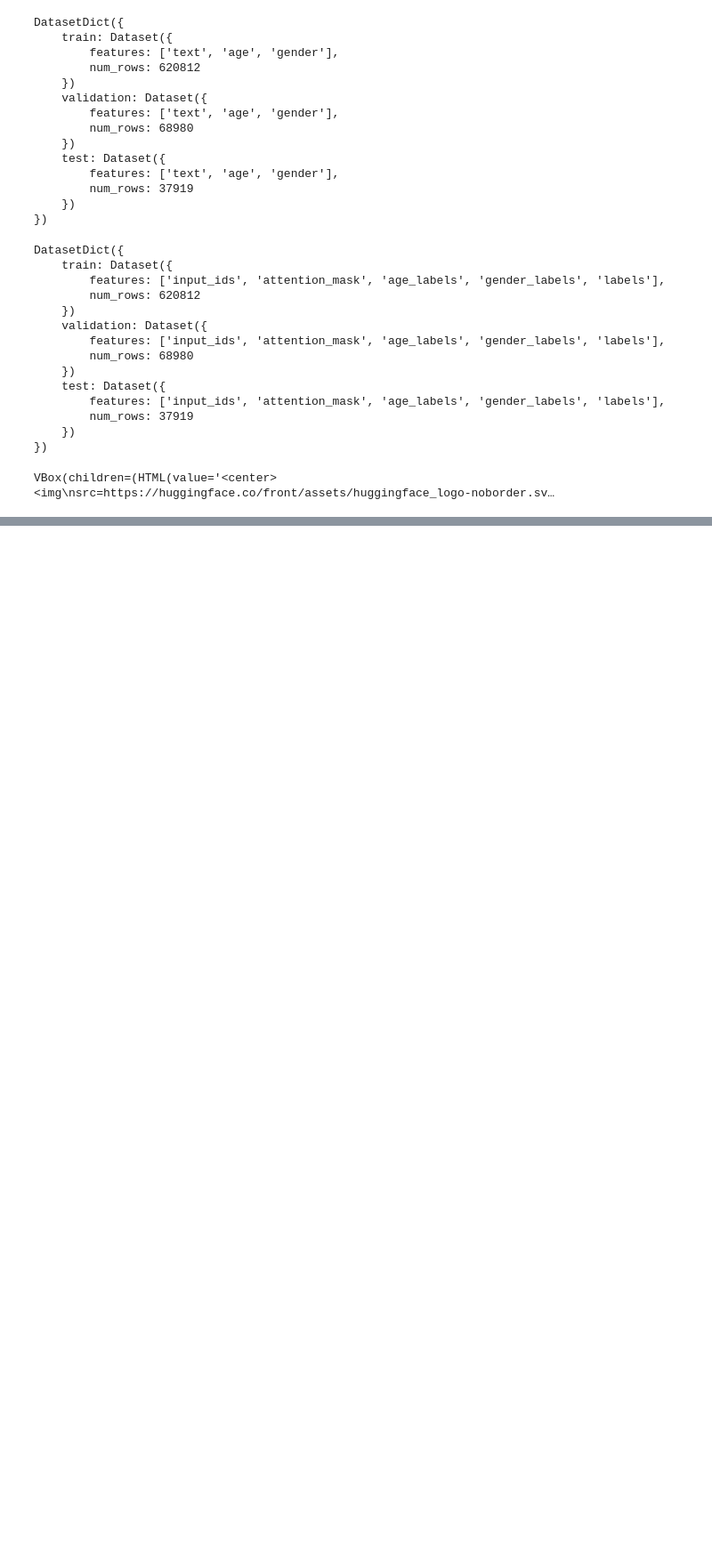
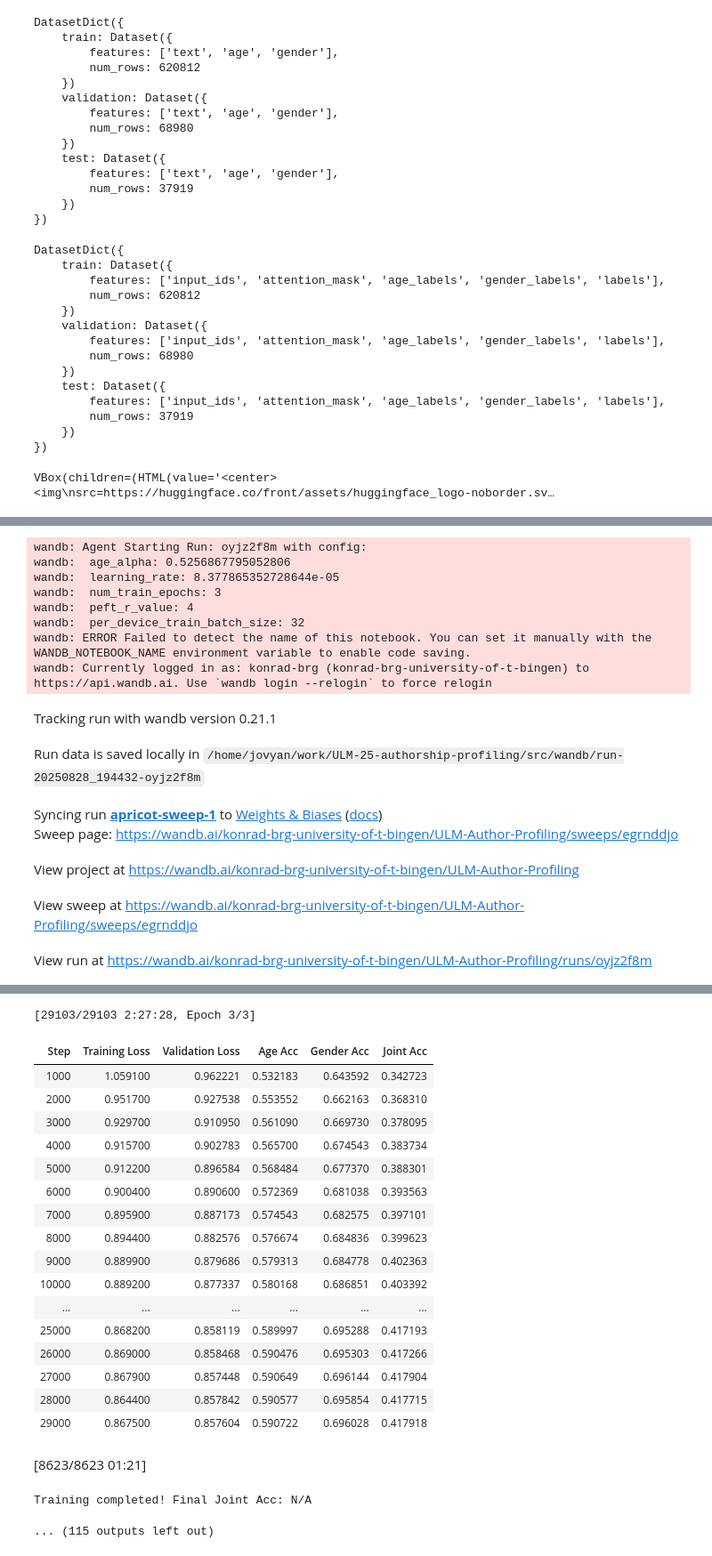
Before and after one commit to amelierueeck/ULM-25-authorship-profiling, a Jupyter notebook: src/finetune_lora.ipynb, the cells around one changed output, grey strips where cells are left out. Shown: that part at 89% size. Saved outputs shown, nothing was run; the diff lists cells and outputs as text; code cells hidden in the pictures; blank space fills up the shorter version.

```diff
--- a/src/finetune_lora.ipynb
+++ b/src/finetune_lora.ipynb
@@ -236,13 +258,11 @@ class TrainerWithCustomLoss(Trainer):
             return loss.detach() / self.args.gradient_accumulation_steps
         return loss.detach()
 
-    def compute_loss(self, model, inputs, return_outputs=False, num_items_in_batch=8):
+    def compute_loss(self, model, inputs, return_outputs=False, num_items_in_batch=None):
         outputs = model(**inputs)
         loss_age, loss_gender = outputs.loss["loss_age"], outputs.loss["loss_gender"]
-        if self._scale_losses:
-            loss_age = loss_age / num_items_in_batch
-            loss_gender = loss_gender / num_items_in_batch
         loss = self.age_alpha * loss_age + self.gender_alpha * loss_gender
+
         if return_outputs:
             return loss, outputs
         return loss
@@ -254,7 +276,6 @@ log_frequency = 1000
 
 training_args = TrainingArguments(
     "bert-lora-for-author-profiling",
-    auto_find_batch_size=True,  # Good, but try setting manually if you know your limits
     per_device_train_batch_size=32,  # Set explicitly for better control
     gradient_accumulation_steps=2,   # Effective batch size = 32 * 2 = 64
     num_train_epochs=3,
@@ -274,6 +295,7 @@ training_args = TrainingArguments(
 )
 
 trainer = TrainerWithCustomLoss(
+    age_alpha=0.7,
     model=peft_model,
     args=training_args,
     train_dataset=data['train'].with_format("torch"),
@@ -308,2 +308,35 @@ trainer.train()
 # %%
 trainer.predict(data["test"])
+# %%
+import wandb
+wandb.finish()
+sweep_config = {
+    "name": "LoRA-For-Author-Profiling",
+    "method": "bayes",
+    "metric": {
+        "name": "Joint Acc",
+        "goal": "maximize"
+    },
+    "parameters": {
+        "learning_rate": {
+            "min": 0.00005,
+            "max": 0.0001
+        },
+        "age_alpha": {
+            "min": 0.4,
+            "max": 0.9
+        },
+        "per_device_train_batch_size": {
+            "values": [16, 32, 64]
+        },
+        "num_train_epochs": {
+            "values": [2, 3, 4]
+        },
+        "peft_r_value": {
+            "values": [2, 4, 8]
+        },
+    }
+}
+
+# Create the sweep
+sweep_id = wandb.sweep(sweep_config, project="ULM-Author-Profiling")
@@ -309,0 +406,18 @@ trainer.predict(data["test"])
+# %%
+wandb.agent(sweep_id, train, count=10)  # Will run 10 different hyperparameter combinations
+# %% [output]
+wandb: Agent Starting Run: oyjz2f8m with config:
+wandb:  age_alpha: 0.5256867795052806
+wandb:  learning_rate: 8.377865352728644e-05
+wandb:  num_train_epochs: 3
+wandb:  peft_r_value: 4
+wandb:  per_device_train_batch_size: 32
+wandb: ERROR Failed to detect the name of this notebook. You can set it manually with the WANDB_NOTEBOOK_NAME environment variable to enable code saving.
+wandb: Currently logged in as: konrad-brg (konrad-brg-university-of-t-bingen) to https://api.wandb.ai. Use `wandb login --relogin` to force relogin
+Tracking run with wandb version 0.21.1
+Run data is saved locally in /home/jovyan/work/ULM-25-authorship-profiling/src/wandb/run-20250828_194432-oyjz2f8m
+Syncing run apricot-sweep-1 to Weights & Biases (docs)
+Sweep page: https://wandb.ai/konrad-brg-university-of-t-bingen/ULM-Author-Profiling/sweeps/egrnddjo
+View project at https://wandb.ai/konrad-brg-university-of-t-bingen/ULM-Author-Profiling
+View sweep at https://wandb.ai/konrad-brg-university-of-t-bingen/ULM-Author-Profiling/sweeps/egrnddjo
+View run at https://wandb.ai/konrad-brg-university-of-t-bingen/ULM-Author-Profiling/runs/oyjz2f8m
@@ -310,2 +427,23 @@ trainer.predict(data["test"])
+[29103/29103 2:27:28, Epoch 3/3]
+| Step | Training Loss | Validation Loss | Age Acc | Gender Acc | Joint Acc |
+| 1000 | 1.059100 | 0.962221 | 0.532183 | 0.643592 | 0.342723 |
+| 2000 | 0.951700 | 0.927538 | 0.553552 | 0.662163 | 0.368310 |
+| 3000 | 0.929700 | 0.910950 | 0.561090 | 0.669730 | 0.378095 |
+| 4000 | 0.915700 | 0.902783 | 0.565700 | 0.674543 | 0.383734 |
+| 5000 | 0.912200 | 0.896584 | 0.568484 | 0.677370 | 0.388301 |
+| 6000 | 0.900400 | 0.890600 | 0.572369 | 0.681038 | 0.393563 |
+| 7000 | 0.895900 | 0.887173 | 0.574543 | 0.682575 | 0.397101 |
+| 8000 | 0.894400 | 0.882576 | 0.576674 | 0.684836 | 0.399623 |
+| 9000 | 0.889900 | 0.879686 | 0.579313 | 0.684778 | 0.402363 |
+| 10000 | 0.889200 | 0.877337 | 0.580168 | 0.686851 | 0.403392 |
+| ... | ... | ... | ... | ... | ... |
+| 25000 | 0.868200 | 0.858119 | 0.589997 | 0.695288 | 0.417193 |
+| 26000 | 0.869000 | 0.858468 | 0.590476 | 0.695303 | 0.417266 |
+| 27000 | 0.867900 | 0.857448 | 0.590649 | 0.696144 | 0.417904 |
+| 28000 | 0.864400 | 0.857842 | 0.590577 | 0.695854 | 0.417715 |
+| 29000 | 0.867500 | 0.857604 | 0.590722 | 0.696028 | 0.417918 |
+[8623/8623 01:21]
+Training completed! Final Joint Acc: N/A
+... (115 outputs left out)
 # %%
 trainer.push_to_hub()
```
Also changed, not shown: parts of 8 cells of this notebook, 10 other files.
